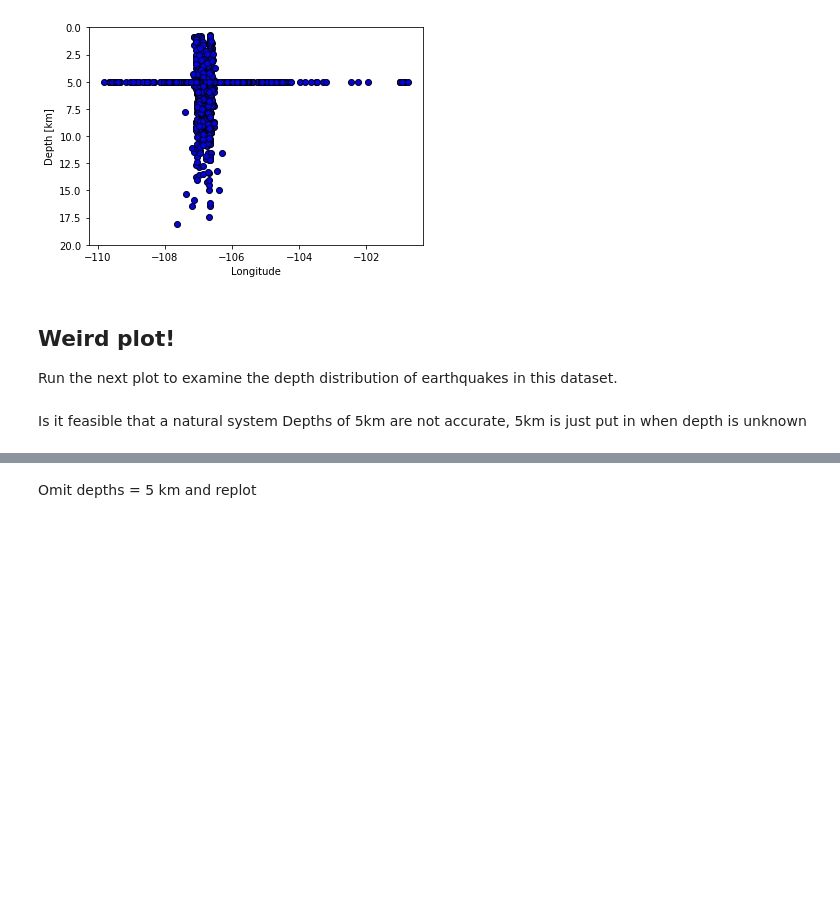
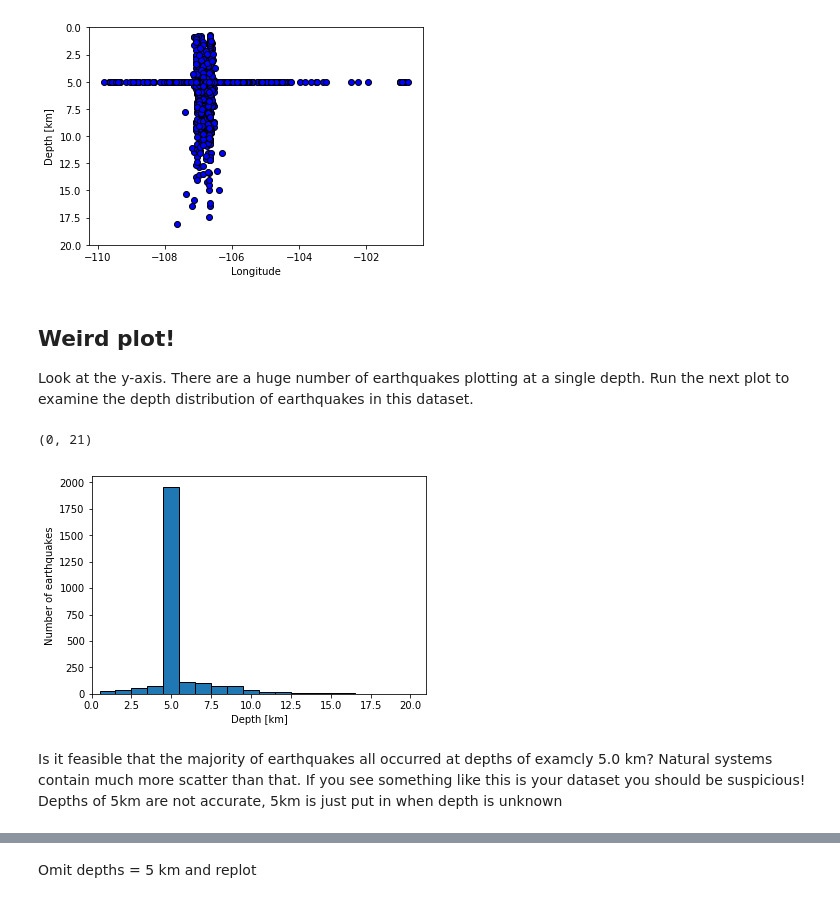
Before and after one commit to k-olsen/Earthquake_Analysis, a Jupyter notebook: Socorro_Magma_Body_Earthquakes_(4).ipynb, the cells around one changed output, grey strips where cells are left out. Cells and saved outputs as stored; diff of their text form; code cells hidden in the pictures; blank space fills up the shorter version.

```diff
--- a/Socorro_Magma_Body_Earthquakes_(4).ipynb
+++ b/Socorro_Magma_Body_Earthquakes_(4).ipynb
@@ -283,12 +283,16 @@ plt.ylim(20,0)
 [figure]
 # %% [markdown]
 ## Weird plot!
-Run the next plot to examine the depth distribution of earthquakes in this dataset.
+Look at the y-axis. There are a huge number of earthquakes plotting at a single depth. Run the next plot to examine the depth distribution of earthquakes in this dataset.
 # %%
 plt.figure()
-plt.hist(depth, edgecolor = 'k')
+bins = np.arange(0.5,21.5,1)
+h = plt.hist(depth, bins = bins, edgecolor = 'k', align = 'mid')
 plt.ylabel('Number of earthquakes')
 plt.xlabel('Depth [km]')
-plt.xlim(0.5,20)
+plt.xlim(0,21)
+# %% [output]
+(0, 21)
+[figure, added]
 # %% [markdown]
-Is it feasible that a natural system Depths of 5km are not accurate, 5km is just put in when depth is unknown
+Is it feasible that the majority of earthquakes all occurred at depths of examcly 5.0 km? Natural systems contain much more scatter than that. If you see something like this is your dataset you should be suspicious! Depths of 5km are not accurate, 5km is just put in when depth is unknown
```
Also changed, not shown: parts of 15 cells of this notebook.
